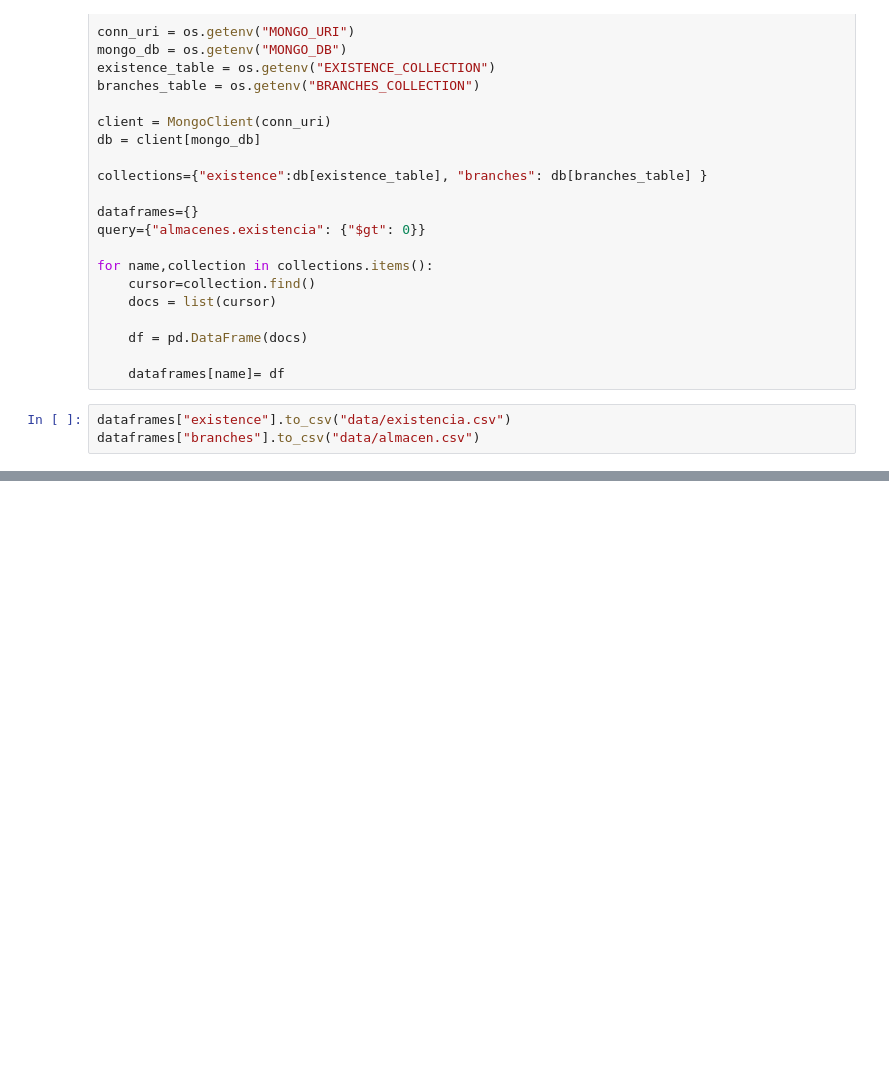
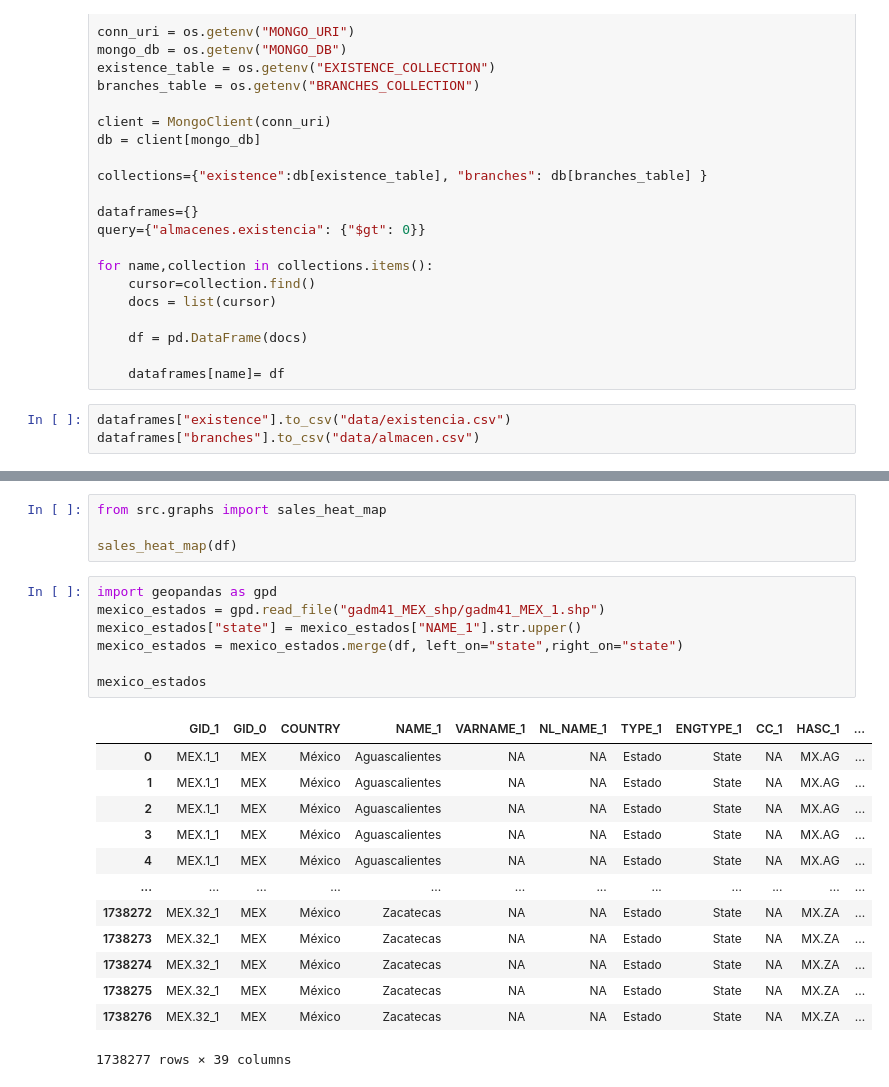
Before and after one commit to fdcir3tt/ct_dashboard, a Jupyter notebook: mock_up.ipynb, the cells around one changed output, grey strips where cells are left out. Drawn from its saved outputs; the diff is of its cells as text; blank space fills up the shorter version.

```diff
--- a/mock_up.ipynb
+++ b/mock_up.ipynb
@@ -540,0 +697,25 @@ dataframes["branches"].to_csv("data/almacen.csv")
+# %%
+from src.graphs import sales_heat_map
+
+sales_heat_map(df)
+# %%
+import geopandas as gpd
+mexico_estados = gpd.read_file("gadm41_MEX_shp/gadm41_MEX_1.shp")
+mexico_estados["state"] = mexico_estados["NAME_1"].str.upper()
+mexico_estados = mexico_estados.merge(df, left_on="state",right_on="state")
+
+mexico_estados
+# %% [output]
+|  | GID_1 | GID_0 | COUNTRY | NAME_1 | VARNAME_1 | NL_NAME_1 | TYPE_1 | ENGTYPE_1 | CC_1 | HASC_1 | ... |
+| 0 | MEX.1_1 | MEX | México | Aguascalientes | NA | NA | Estado | State | NA | MX.AG | ... |
+| 1 | MEX.1_1 | MEX | México | Aguascalientes | NA | NA | Estado | State | NA | MX.AG | ... |
+| 2 | MEX.1_1 | MEX | México | Aguascalientes | NA | NA | Estado | State | NA | MX.AG | ... |
+| 3 | MEX.1_1 | MEX | México | Aguascalientes | NA | NA | Estado | State | NA | MX.AG | ... |
+| 4 | MEX.1_1 | MEX | México | Aguascalientes | NA | NA | Estado | State | NA | MX.AG | ... |
+| ... | ... | ... | ... | ... | ... | ... | ... | ... | ... | ... | ... |
+| 1738272 | MEX.32_1 | MEX | México | Zacatecas | NA | NA | Estado | State | NA | MX.ZA | ... |
+| 1738273 | MEX.32_1 | MEX | México | Zacatecas | NA | NA | Estado | State | NA | MX.ZA | ... |
+| 1738274 | MEX.32_1 | MEX | México | Zacatecas | NA | NA | Estado | State | NA | MX.ZA | ... |
+| 1738275 | MEX.32_1 | MEX | México | Zacatecas | NA | NA | Estado | State | NA | MX.ZA | ... |
+| 1738276 | MEX.32_1 | MEX | México | Zacatecas | NA | NA | Estado | State | NA | MX.ZA | ... |
+1738277 rows × 39 columns
```
Also changed, not shown: parts of 15 cells of this notebook, 7 other files.
